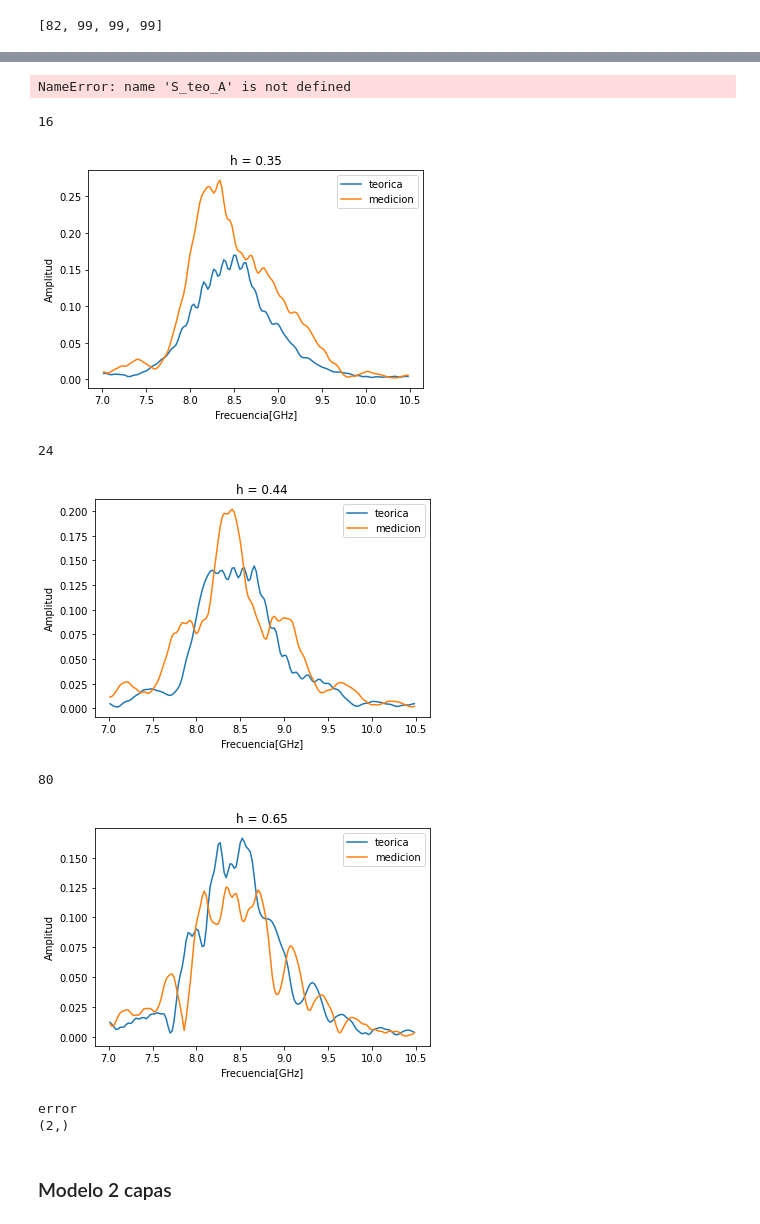
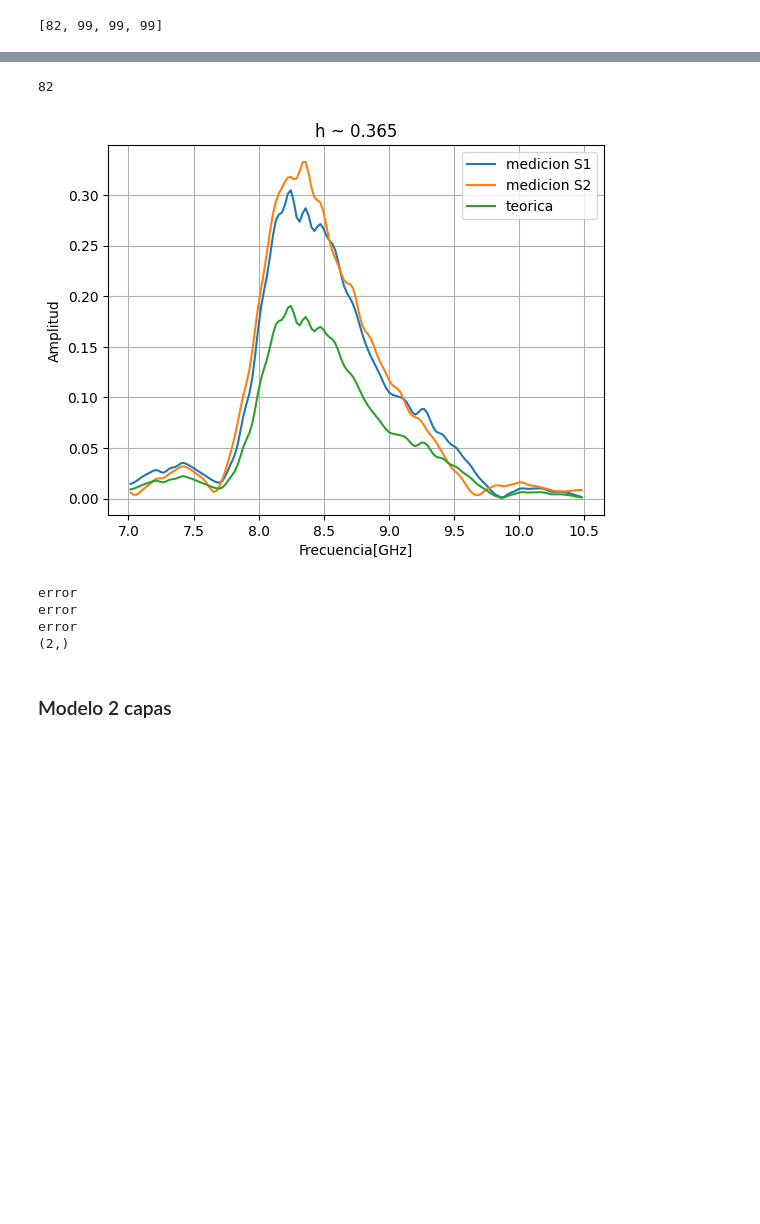
Before and after one commit to Coraline-github/tesis, a Jupyter notebook: Modelo_liso.ipynb, the cells around one changed output, grey strips where cells are left out. Cells and saved outputs as stored; diff of their text form; code cells hidden in the pictures; blank space fills up the shorter version.

```diff
--- a/Modelo_liso.ipynb
+++ b/Modelo_liso.ipynb
@@ -135,2 +146,41 @@ print(ind)
+# %%
+def S_teo_A(altura, f, S1, S2, epRange, n_mv):
+    ind = []
+    for i in range(len(altura)):
+        aux = np.zeros(len(epRange),dtype=float)
+        for j in range(len(epRange)):
+            ep = epRange[j]
+
+            #coef de reflexion depende solo de ep
+            R = R_1capa(ep)
+            S2teo = S1[i]*R
+            error = np.sum(np.abs(np.abs(S2teo)-np.abs(S2)))/len(S2teo)
+            ##error
+            aux[j] = error
+        ind.append(np.argmin(aux))
+
+    for i in range(len(altura)):
+        ind_i = ind[i]
+        if ind_i < (len(epRange)-1):
+            print(ind_i)
+            # mv_op = MV[ind[i]]
+            ep_op = ep_teo[ind[i]]
+            S_op = S1*R_1capa(ep_op)
+            # error_mae = e_mae[i,ind[i]]
+
+            plt.figure()
+            plt.plot(f,np.abs(S1[i]), label='medicion S1')
+            plt.plot(f,np.abs(S2[i]), label='medicion S2')
+            plt.plot(f,np.abs(S_op[i]), label='teorica')
+            plt.title('h ~ '+str(altura[i]))
+            plt.xlabel('Frecuencia[GHz]')
+            plt.ylabel('Amplitud')
+            plt.legend(loc="best")
+            plt.grid()
+            plt.show()
+        else:
+            print('error')
+
+    return ep_op, S_op
 # %%
 #LE FALTA PERFECCIONAMIENTO --> FUNCION EN R_FRESNEL
@@ -166,20 +209,13 @@ Indice en el limite del intervalo
 # %%
-S2_teo_may = S_teo_A(h1_may, f, S1_may, S2_may, ep_teo, n_mv)
-print(np.shape(S2_teo_may))
+S2_teo = S_teo_A(h2, f, S1, S2, ep_teo, n_mv)
+print(np.shape(S2_teo))
 # %% [output]
-NameError: name 'S_teo_A' is not defined
+82
+[figure, added]
+error
+error
+error
+(2,)
-# %%
-S2_teo_jun = S_teo_A(h1_jun, f, S1_jun, S2_jun, ep_teo, n_mv)
-print(np.shape(S2_teo_jun))
-# %% [output]
-16
-[figure, removed]
-24
-[figure, removed]
-80
-[figure, removed]
-error
-(2,)
 # %% [markdown]
 ### Modelo 2 capas
 # %%
```
Also changed, not shown: parts of 3 cells of this notebook, 2 other files.
